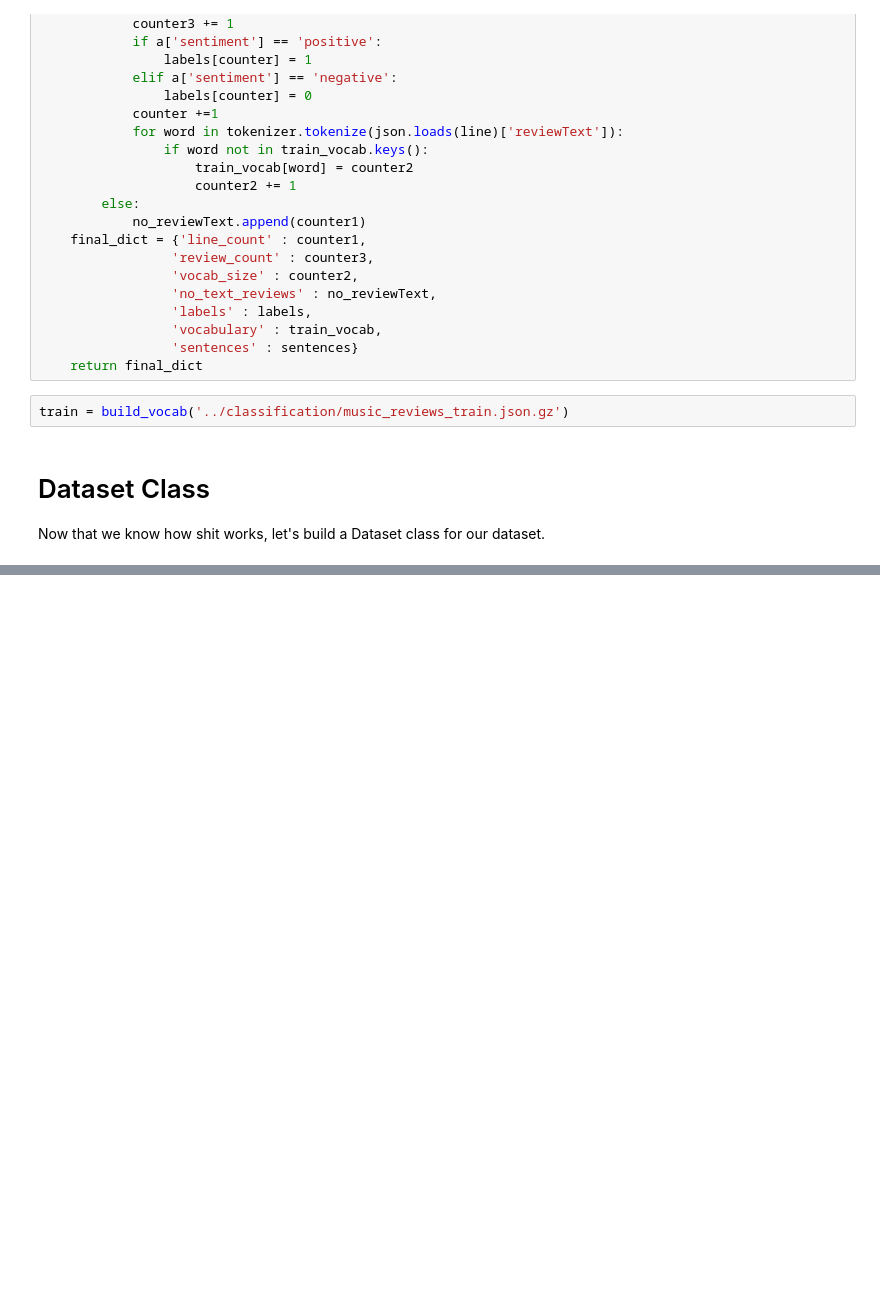
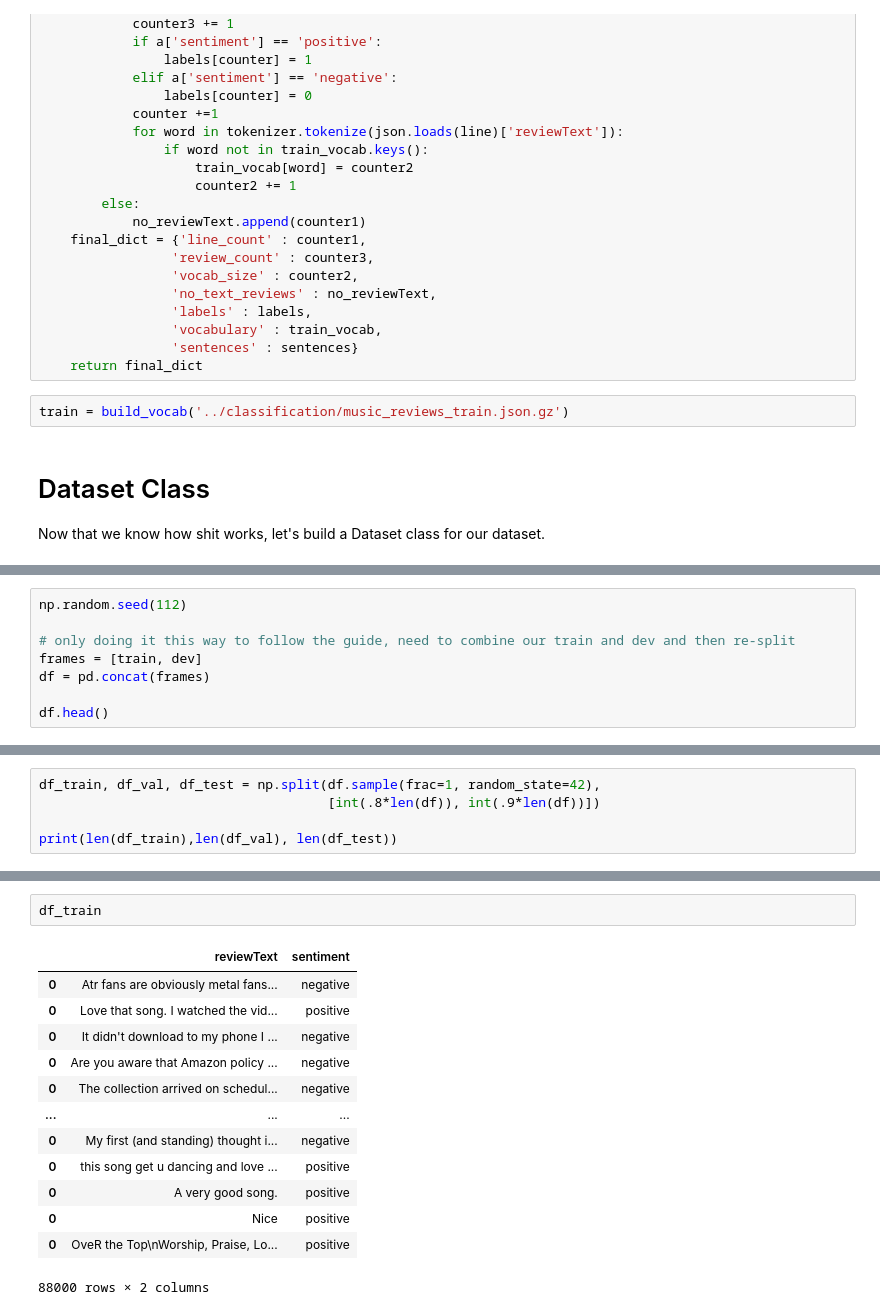
Before and after one commit to hugzito/2nd_year_project_group13, a Jupyter notebook: phase_3/Aids.ipynb, the cells around one changed output, grey strips where cells are left out. Drawn from its saved outputs; the diff is of its cells as text; blank space fills up the shorter version.

```diff
--- a/phase_3/Aids.ipynb
+++ b/phase_3/Aids.ipynb
@@ -227,0 +234,8 @@ class Dataset(torch.utils.data.Dataset):
+# %%
+np.random.seed(112)
+
+# only doing it this way to follow the guide, need to combine our train and dev and then re-split
+frames = [train, dev]
+df = pd.concat(frames)
+
+df.head()
@@ -227,0 +249,5 @@ class Dataset(torch.utils.data.Dataset):
+# %%
+df_train, df_val, df_test = np.split(df.sample(frac=1, random_state=42),
+                                     [int(.8*len(df)), int(.9*len(df))])
+
+print(len(df_train),len(df_val), len(df_test))
@@ -227,0 +262,16 @@ class Dataset(torch.utils.data.Dataset):
+# %%
+df_train
+# %% [output]
+|  | reviewText | sentiment |
+| 0 | Atr fans are obviously metal fans... | negative |
+| 0 | Love that song. I watched the vid... | positive |
+| 0 | It didn't download to my phone I ... | negative |
+| 0 | Are you aware that Amazon policy ... | negative |
+| 0 | The collection arrived on schedul... | negative |
+| ... | ... | ... |
+| 0 | My first (and standing) thought i... | negative |
+| 0 | this song get u dancing and love ... | positive |
+| 0 | A very good song. | positive |
+| 0 | Nice | positive |
+| 0 | OveR the Top\nWorship, Praise, Lo... | positive |
+88000 rows × 2 columns
```
Also changed, not shown: parts of 11 cells of this notebook.
